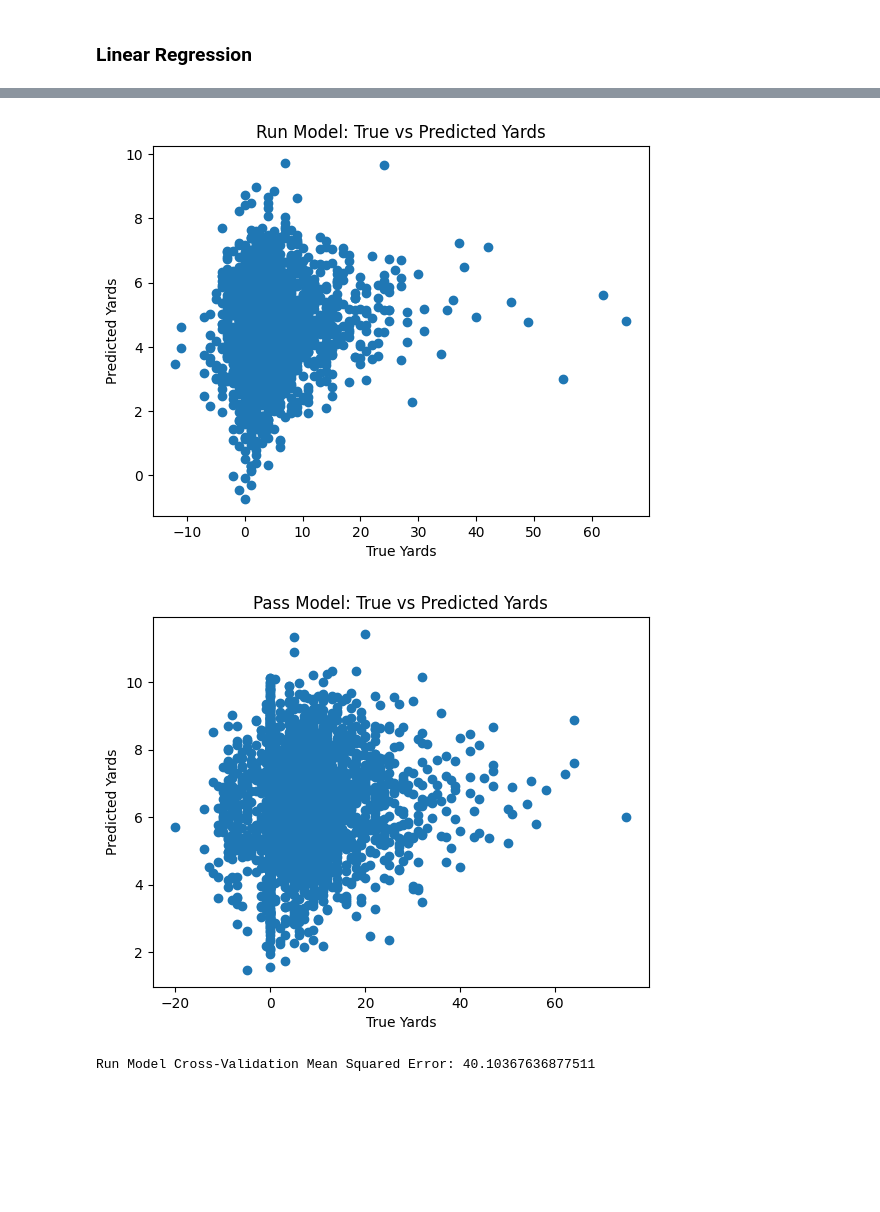
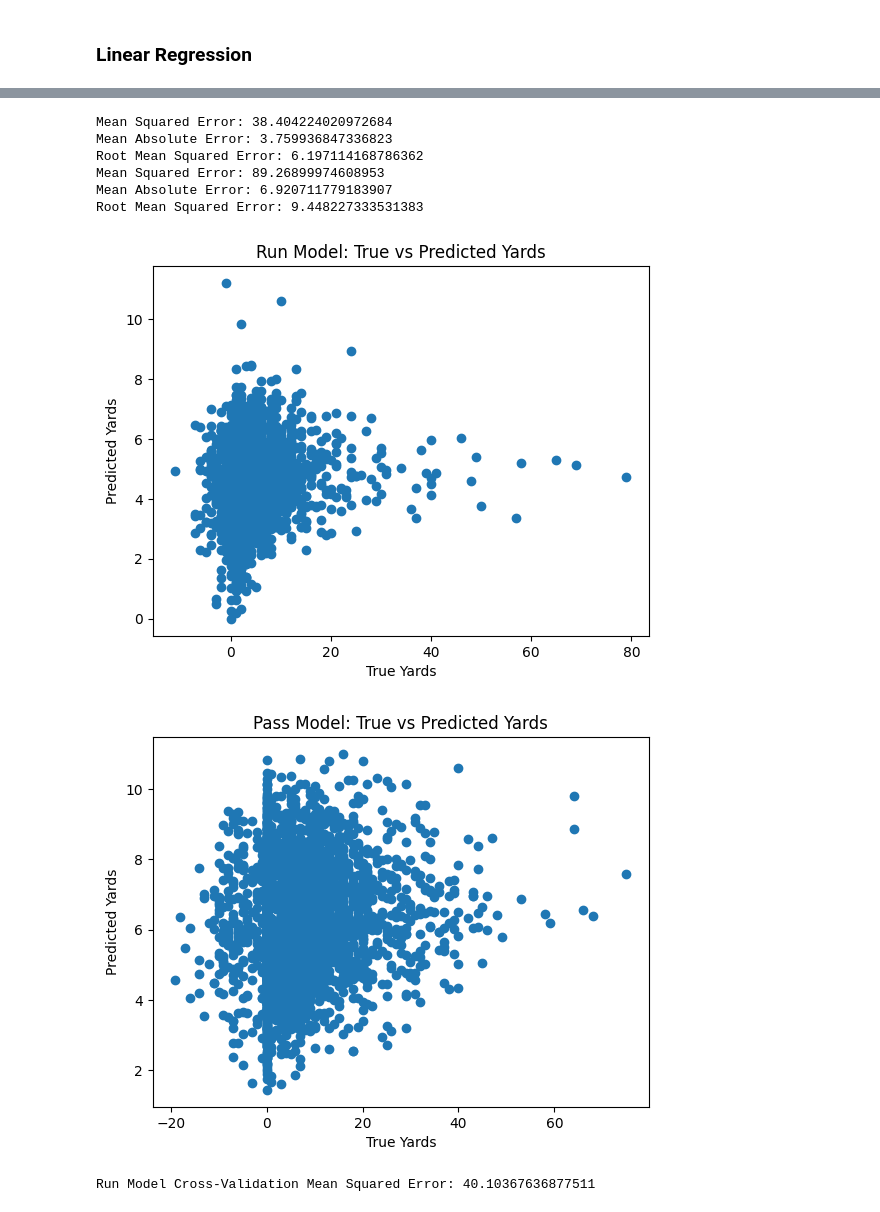
Before and after one commit to MatthiasBiermanns/NFL_play_prediction, a Jupyter notebook: modelNew.ipynb, the cells around one changed output, grey strips where cells are left out. Saved outputs shown, nothing was run; the diff lists cells and outputs as text; code cells hidden in the pictures; blank space fills up the shorter version.

Commit message:
enable hyper tuning outlier removal

```diff
--- a/modelNew.ipynb
+++ b/modelNew.ipynb
@@ -244,15 +266,24 @@ run_features
 # %%
 # make pipelines from preprocessing script
-run_pipeline = PREPROCESSOR.make_preprocessing_pipeline()
-pass_pipeline = PREPROCESSOR.make_preprocessing_pipeline()
+pipeline = PREPROCESSOR.make_preprocessing_pipeline()
+
+run_params = {
+    'outlier_remover__kw_args': {
+        'strict_factor_iqr': 1.0,
+        'loose_factor_iqr': 2.0,
+        'strict_columns': ['yardline_100', 'ydstogo'],
+        'omit_columns': []
+    }
+}
+
+pipeline = pipeline.set_params(**run_params)
 
 # add model to pipeline
-run_pipeline.steps.append(("regression", LinearRegression()))
-pass_pipeline.steps.append(("regression", LinearRegression()))
+pipeline.steps.append(("regression", LinearRegression()))
 
 # test model and save predictions
-run_predictions = test_model(run_pipeline, run_X_train, run_y_train, run_X_test, run_y_test)
-pass_predictions = test_model(pass_pipeline, pass_X_train, pass_y_train, pass_X_test, pass_y_test)
+run_predictions = test_model(pipeline, run_X_train, run_y_train, run_X_test, run_y_test)
+pass_predictions = test_model(pipeline, pass_X_train, pass_y_train, pass_X_test, pass_y_test)
 
 # visualize predictions
 visualize_predicts(run_y_test, run_predictions, LABEL_RUN)
@@ -267,5 +302,11 @@ Root Mean Squared Error: 9.22647040431755
+Mean Squared Error: 38.404224020972684
+Mean Absolute Error: 3.759936847336823
+Root Mean Squared Error: 6.197114168786362
+Mean Squared Error: 89.26899974608953
+Mean Absolute Error: 6.920711779183907
+Root Mean Squared Error: 9.448227333531383
-[figure, old version]
+[figure, new version]
-[figure, old version]
+[figure, new version]
 # %%
 # make pipelines from preprocessing script
 run_pipeline = PREPROCESSOR.make_preprocessing_pipeline()
```
Also changed, not shown: parts of 3 cells of this notebook, 1 other file.
